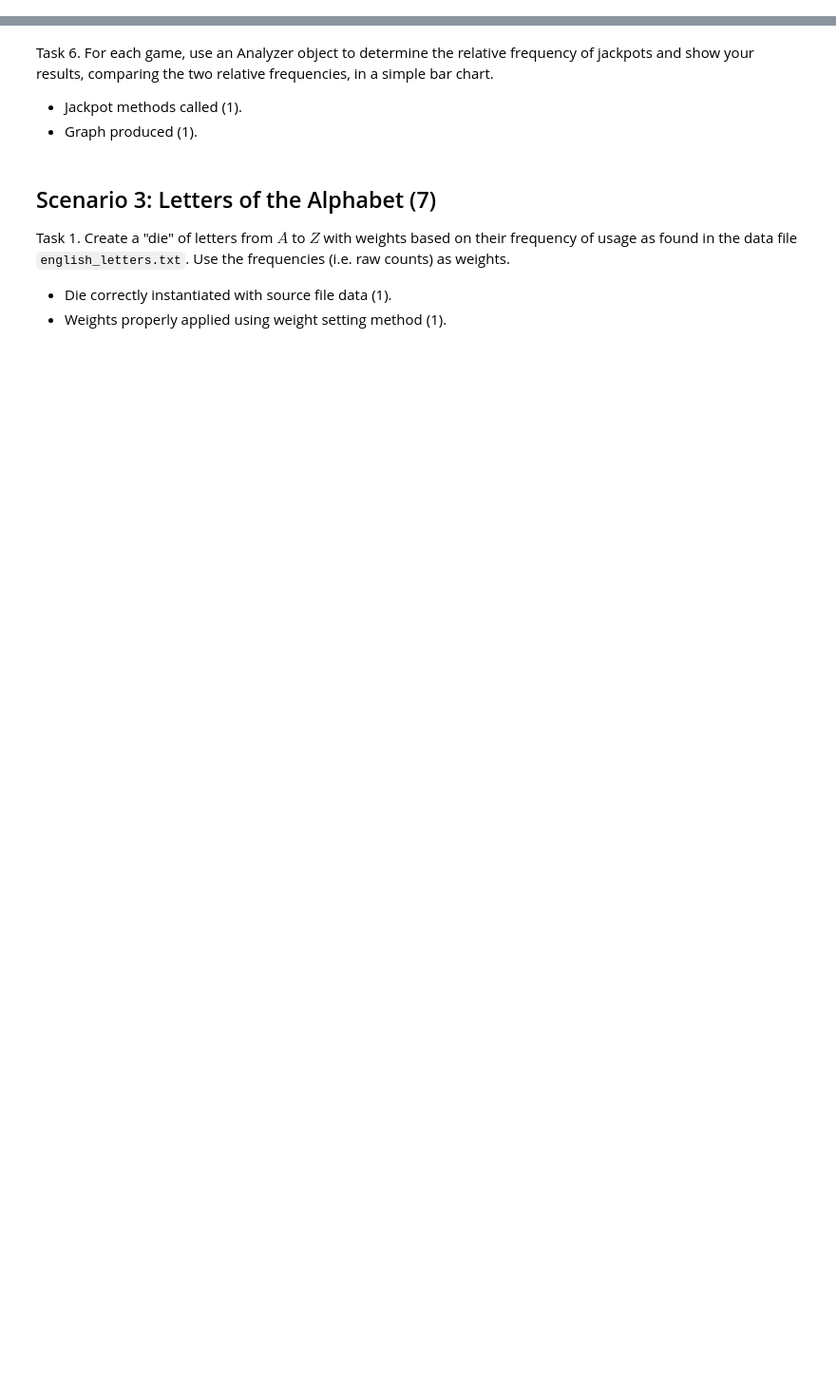
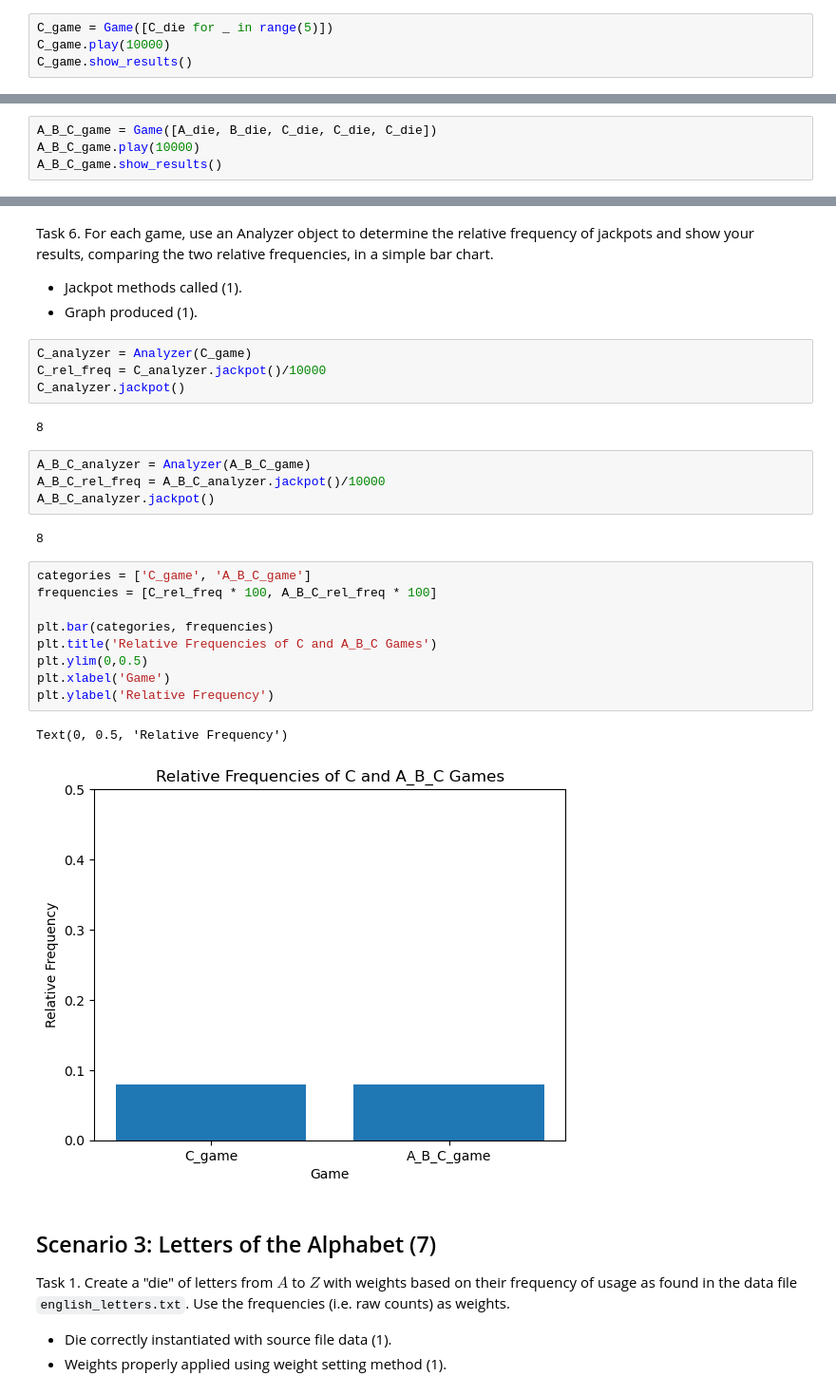
Before and after one commit to courtneyhodge/ds5100-finalproject-yss2zv, a Jupyter notebook: final_project_files/DS51200_FinalProjectTemplate.ipynb, the cells around one changed output, grey strips where cells are left out. Shown at 95% size. Cells and saved outputs as stored; diff of their text form; blank space fills up the shorter version.

```diff
--- a/final_project_files/DS51200_FinalProjectTemplate.ipynb
+++ b/final_project_files/DS51200_FinalProjectTemplate.ipynb
@@ -1040,3 +1069,7 @@ Task 4. Play a game of $10000$ rolls with $5$ fair dice.
 
 - Game class properly instantiated (1).
 - Play method called properly (1).
+# %%
+C_game = Game([C_die for _ in range(5)])
+C_game.play(10000)
+C_game.show_results()
@@ -1045,3 +1093,7 @@ Task 5. Play another game of $10000$ rolls, this time with $2$ unfair dice, one
 
 - Game class properly instantiated (1).
 - Play method called properly (1).
+# %%
+A_B_C_game = Game([A_die, B_die, C_die, C_die, C_die])
+A_B_C_game.play(10000)
+A_B_C_game.show_results()
@@ -1050,6 +1117,30 @@ Task 6. For each game, use an Analyzer object to determine the relative frequenc
 
 - Jackpot methods called (1).
 - Graph produced (1).
+# %%
+C_analyzer = Analyzer(C_game)
+C_rel_freq = C_analyzer.jackpot()/10000
+C_analyzer.jackpot()
+# %% [output]
+8
+# %%
+A_B_C_analyzer = Analyzer(A_B_C_game)
+A_B_C_rel_freq = A_B_C_analyzer.jackpot()/10000
+A_B_C_analyzer.jackpot()
+# %% [output]
+8
+# %%
+categories = ['C_game', 'A_B_C_game']
+frequencies = [C_rel_freq * 100, A_B_C_rel_freq * 100]
+
+plt.bar(categories, frequencies)
+plt.title('Relative Frequencies of C and A_B_C Games')
+plt.ylim(0,0.5)
+plt.xlabel('Game')
+plt.ylabel('Relative Frequency')
+# %% [output]
+Text(0, 0.5, 'Relative Frequency')
+[figure, added]
 # %% [markdown]
 ## Scenario 3: Letters of the Alphabet (7)
 
```
Also changed, not shown: parts of 15 cells of this notebook, 2 other files.
